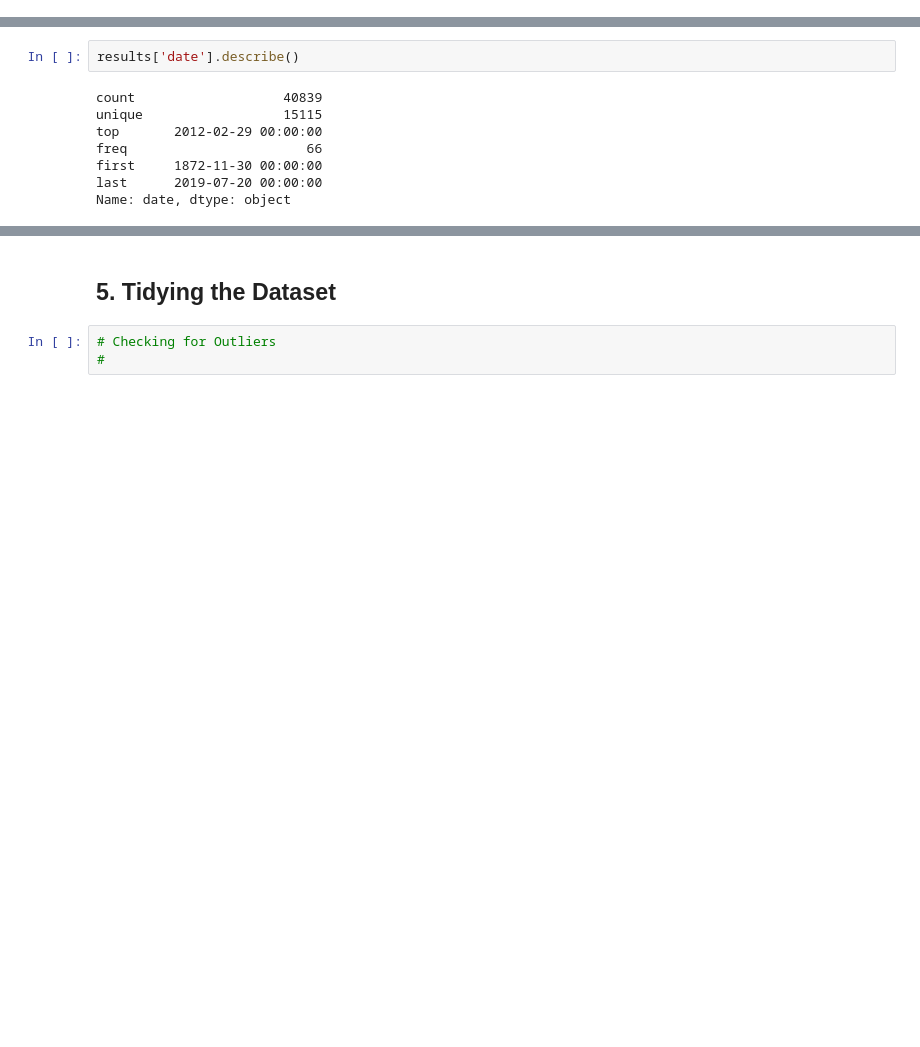
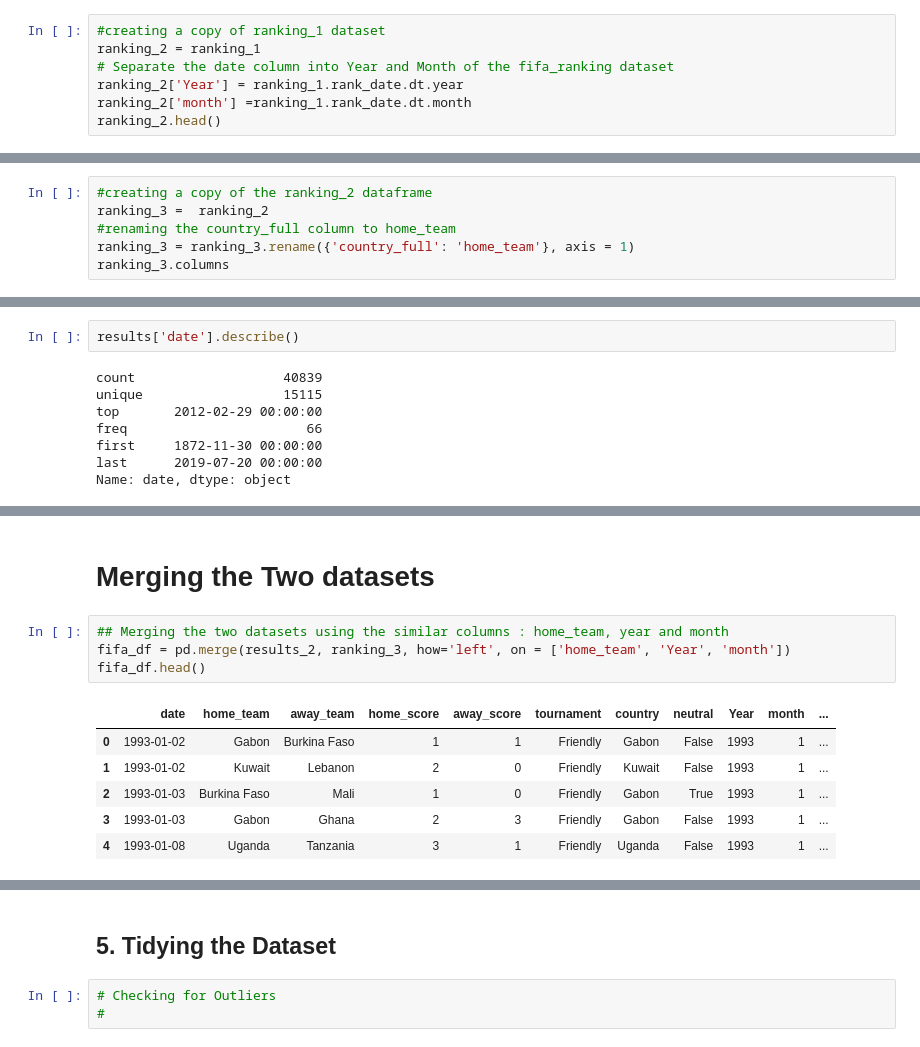
Before and after one commit to vivianusdjpy/SUPERVISED-LEARNING-WITH-EDA, a Jupyter notebook: Supervised_Learning_with_Exploratory_Data_Analysis_Mchezo_Pesa_Project.ipynb, the cells around one changed output, grey strips where cells are left out. Drawn from its saved outputs; the diff is of its cells as text; blank space fills up the shorter version.

```diff
--- a/Supervised_Learning_with_Exploratory_Data_Analysis_Mchezo_Pesa_Project.ipynb
+++ b/Supervised_Learning_with_Exploratory_Data_Analysis_Mchezo_Pesa_Project.ipynb
@@ -183,3 +188,10 @@ ranking_1
 | 57791 | 206 | Somalia | CAF | 2018-06-07 |
 | 57792 | 206 | Tonga | OFC | 2018-06-07 |
 57756 rows × 4 columns
+# %%
+#creating a copy of ranking_1 dataset
+ranking_2 = ranking_1
+# Separate the date column into Year and Month of the fifa_ranking dataset
+ranking_2['Year'] = ranking_1.rank_date.dt.year
+ranking_2['month'] =ranking_1.rank_date.dt.month
+ranking_2.head()
@@ -185,0 +205,6 @@ ranking_1
+# %%
+#creating a copy of the ranking_2 dataframe
+ranking_3 =  ranking_2
+#renaming the country_full column to home_team
+ranking_3 = ranking_3.rename({'country_full': 'home_team'}, axis = 1)
+ranking_3.columns
@@ -250,0 +280,13 @@ Making sure your data matches something outside of the dataset is very important
+# %% [markdown]
+# Merging the Two datasets
+# %%
+## Merging the two datasets using the similar columns : home_team, year and month
+fifa_df = pd.merge(results_2, ranking_3, how='left', on = ['home_team', 'Year', 'month'])
+fifa_df.head()
+# %% [output]
+|  | date | home_team | away_team | home_score | away_score | tournament | country | neutral | Year | month | ... |
+| 0 | 1993-01-02 | Gabon | Burkina Faso | 1 | 1 | Friendly | Gabon | False | 1993 | 1 | ... |
+| 1 | 1993-01-02 | Kuwait | Lebanon | 2 | 0 | Friendly | Kuwait | False | 1993 | 1 | ... |
+| 2 | 1993-01-03 | Burkina Faso | Mali | 1 | 0 | Friendly | Gabon | True | 1993 | 1 | ... |
+| 3 | 1993-01-03 | Gabon | Ghana | 2 | 3 | Friendly | Gabon | False | 1993 | 1 | ... |
+| 4 | 1993-01-08 | Uganda | Tanzania | 3 | 1 | Friendly | Uganda | False | 1993 | 1 | ... |
```
Also changed, not shown: parts of 15 cells of this notebook.
